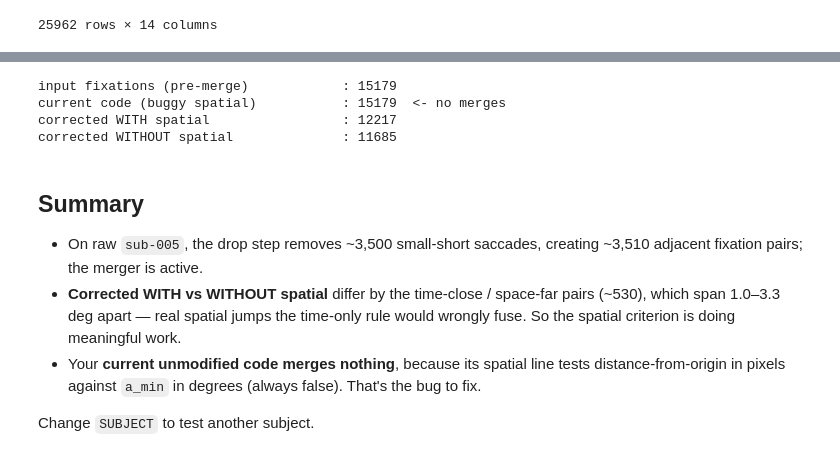
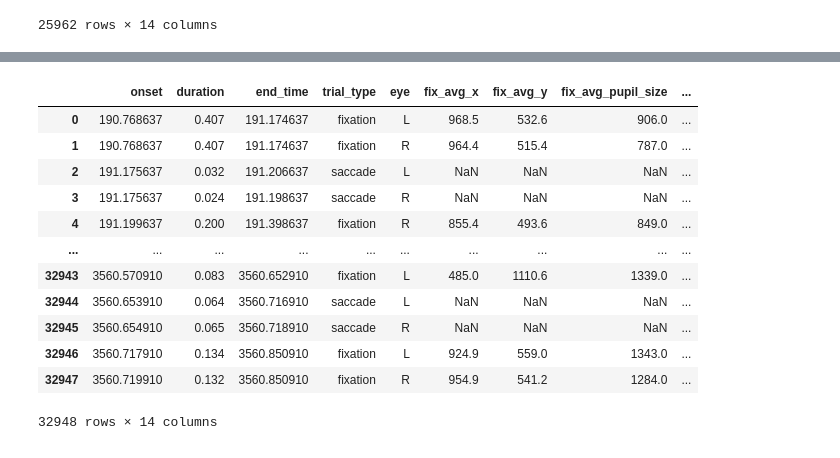
Before and after one commit to s-ccs/2024FreeViewingMSCOCO, a Jupyter notebook: scripts/et_preprocessing/test_spatial_criterion_hooge.ipynb, the cells around one changed output, grey strips where cells are left out. Cells and saved outputs as stored; diff of their text form; code cells hidden in the pictures.

```diff
--- a/scripts/et_preprocessing/test_spatial_criterion_hooge.ipynb
+++ b/scripts/et_preprocessing/test_spatial_criterion_hooge.ipynb
@@ -258,23 +477,16 @@ true, so its outer merge condition never fires — it merges nothing.
-# %%
-import importlib, preprocessing; importlib.reload(preprocessing)
-cur = preprocessing.merge_fixation_candidates(df.copy(), a_min=A_MIN)
-print("input fixations (pre-merge)            :", (df.trial_type=='fixation').sum())
-print("current code (buggy spatial)           :", (cur.trial_type=='fixation').sum(), " <- no merges")
-print("corrected WITH spatial                 :", (m_with.trial_type=='fixation').sum())
-print("corrected WITHOUT spatial              :", (m_without.trial_type=='fixation').sum())
-# %% [output]
-input fixations (pre-merge)            : 15179
-current code (buggy spatial)           : 15179  <- no merges
-corrected WITH spatial                 : 12217
-corrected WITHOUT spatial              : 11685
-# %% [markdown]
-## Summary
-- On raw `sub-005`, the drop step removes ~3,500 small-short saccades, creating ~3,510 adjacent
-  fixation pairs; the merger is active.
-- **Corrected WITH vs WITHOUT spatial** differ by the time-close / space-far pairs (~530), which span
-  1.0–3.3 deg apart — real spatial jumps the time-only rule would wrongly fuse. So the spatial
-  criterion is doing meaningful work.
-- Your **current unmodified code merges nothing**, because its spatial line tests distance-from-origin
-  in pixels against `a_min` in degrees (always false). That's the bug to fix.
-
-Change `SUBJECT` to test another subject.
+# %%
+df
+# %% [output]
+|  | onset | duration | end_time | trial_type | eye | fix_avg_x | fix_avg_y | fix_avg_pupil_size | ... |
+| 0 | 190.768637 | 0.407 | 191.174637 | fixation | L | 968.5 | 532.6 | 906.0 | ... |
+| 1 | 190.768637 | 0.407 | 191.174637 | fixation | R | 964.4 | 515.4 | 787.0 | ... |
+| 2 | 191.175637 | 0.032 | 191.206637 | saccade | L | NaN | NaN | NaN | ... |
+| 3 | 191.175637 | 0.024 | 191.198637 | saccade | R | NaN | NaN | NaN | ... |
+| 4 | 191.199637 | 0.200 | 191.398637 | fixation | R | 855.4 | 493.6 | 849.0 | ... |
+| ... | ... | ... | ... | ... | ... | ... | ... | ... | ... |
+| 32943 | 3560.570910 | 0.083 | 3560.652910 | fixation | L | 485.0 | 1110.6 | 1339.0 | ... |
+| 32944 | 3560.653910 | 0.064 | 3560.716910 | saccade | L | NaN | NaN | NaN | ... |
+| 32945 | 3560.654910 | 0.065 | 3560.718910 | saccade | R | NaN | NaN | NaN | ... |
+| 32946 | 3560.717910 | 0.134 | 3560.850910 | fixation | L | 924.9 | 559.0 | 1343.0 | ... |
+| 32947 | 3560.719910 | 0.132 | 3560.850910 | fixation | R | 954.9 | 541.2 | 1284.0 | ... |
+32948 rows × 14 columns
```
Also changed, not shown: parts of 17 cells of this notebook.
